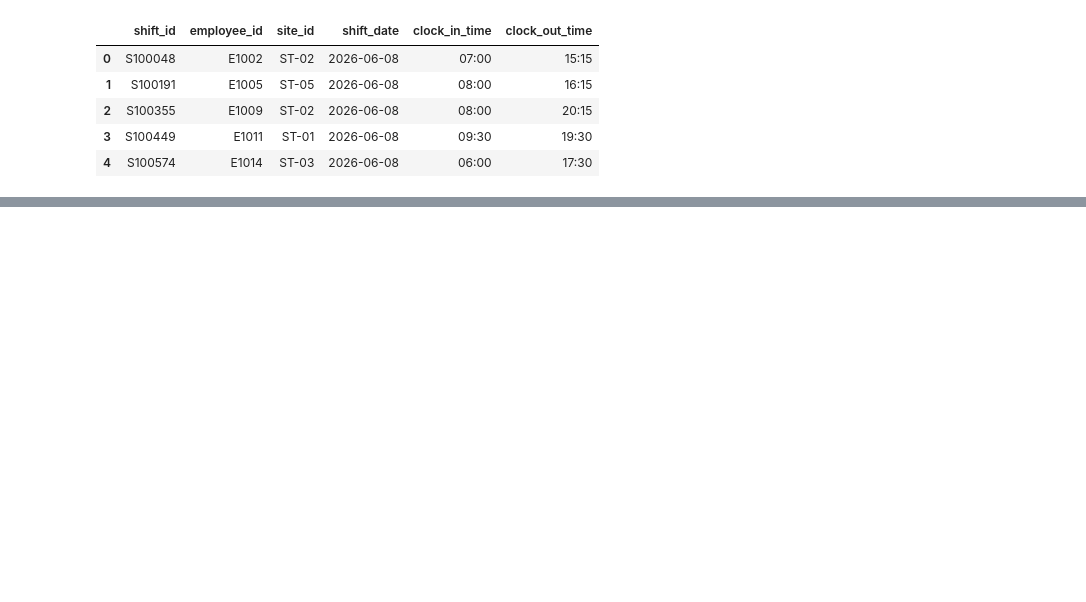
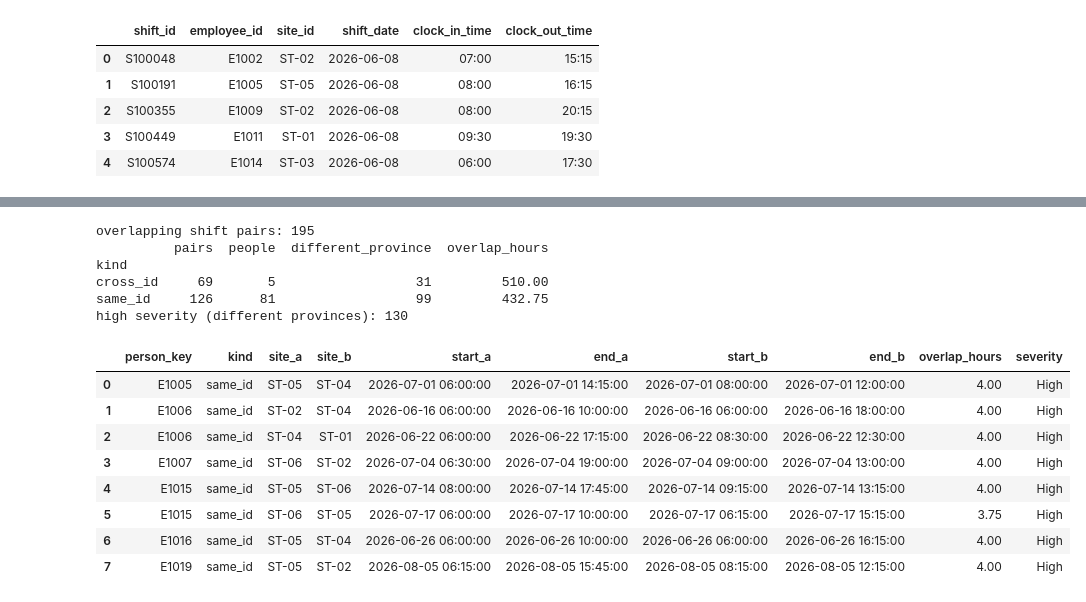
Before and after one commit to MistryDev09/JemTechnical, a Jupyter notebook: data_modeling.ipynb, the cells around one changed output, grey strips where cells are left out. Drawn from its saved outputs; the diff is of its cells as text; code cells hidden in the pictures; blank space fills up the shorter version.

```diff
--- a/data_modeling.ipynb
+++ b/data_modeling.ipynb
@@ -4,15 +4,18 @@ Read the data, compute shift hours, find high-average people, and make a small f
 # %%
 import pandas as pd
 
-shifts = pd.read_csv("data/shifts.csv")
+from src.loader import load_shifts, load_holidays, load_payroll
+from src.hours import parse_shifts, attribute_hours, data_cutoff, quality_report
+from src.integrity import find_duplicate_people, add_person_key, find_overlaps
+
+shifts_raw = load_shifts("data/shifts.csv")
+holidays = load_holidays("data/public_holidays.csv")
 employees = pd.read_csv("data/employees.csv")
 sites = pd.read_csv("data/sites.csv")
 notes = pd.read_csv("data/shift_notes.csv")
-holidays = pd.read_csv("data/public_holidays.csv")
 weekly_summary = pd.read_csv("data/weekly_summary.csv")
-payroll = pd.read_csv("data/payroll_details.csv")  # sensitive: bank/tax details, not used below
 
-shifts.head()
+shifts_raw.head()
 # %% [output]
 |  | shift_id | employee_id | site_id | shift_date | clock_in_time | clock_out_time |
 | 0 | S100048 | E1002 | ST-02 | 2026-06-08 | 07:00 | 15:15 |
@@ -47,0 +88,26 @@ shortest / longest shift: 3.5 13.5
+# %%
+overlaps = find_overlaps(shifts, sites, people)
+
+print("overlapping shift pairs:", len(overlaps))
+print(overlaps.groupby("kind").agg(pairs=("shift_id_a", "count"),
+                                   people=("person_key", "nunique"),
+                                   different_province=("different_province", "sum"),
+                                   overlap_hours=("overlap_hours", "sum")))
+print("high severity (different provinces):", (overlaps.severity == "High").sum())
+overlaps[["person_key", "kind", "site_a", "site_b", "start_a", "end_a", "start_b", "end_b", "overlap_hours", "severity"]].head(8)
+# %% [output]
+overlapping shift pairs: 195
+          pairs  people  different_province  overlap_hours
+kind
+cross_id     69       5                  31         510.00
+same_id     126      81                  99         432.75
+high severity (different provinces): 130
+|  | person_key | kind | site_a | site_b | start_a | end_a | start_b | end_b | overlap_hours | severity |
+| 0 | E1005 | same_id | ST-05 | ST-04 | 2026-07-01 06:00:00 | 2026-07-01 14:15:00 | 2026-07-01 08:00:00 | 2026-07-01 12:00:00 | 4.00 | High |
+| 1 | E1006 | same_id | ST-02 | ST-04 | 2026-06-16 06:00:00 | 2026-06-16 10:00:00 | 2026-06-16 06:00:00 | 2026-06-16 18:00:00 | 4.00 | High |
+| 2 | E1006 | same_id | ST-04 | ST-01 | 2026-06-22 06:00:00 | 2026-06-22 17:15:00 | 2026-06-22 08:30:00 | 2026-06-22 12:30:00 | 4.00 | High |
+| 3 | E1007 | same_id | ST-06 | ST-02 | 2026-07-04 06:30:00 | 2026-07-04 19:00:00 | 2026-07-04 09:00:00 | 2026-07-04 13:00:00 | 4.00 | High |
+| 4 | E1015 | same_id | ST-05 | ST-06 | 2026-07-14 08:00:00 | 2026-07-14 17:45:00 | 2026-07-14 09:15:00 | 2026-07-14 13:15:00 | 4.00 | High |
+| 5 | E1015 | same_id | ST-06 | ST-05 | 2026-07-17 06:00:00 | 2026-07-17 10:00:00 | 2026-07-17 06:15:00 | 2026-07-17 15:15:00 | 3.75 | High |
+| 6 | E1016 | same_id | ST-05 | ST-04 | 2026-06-26 06:00:00 | 2026-06-26 10:00:00 | 2026-06-26 06:00:00 | 2026-06-26 16:15:00 | 4.00 | High |
+| 7 | E1019 | same_id | ST-05 | ST-02 | 2026-08-05 06:15:00 | 2026-08-05 15:45:00 | 2026-08-05 08:15:00 | 2026-08-05 12:15:00 | 4.00 | High |
```
Also changed, not shown: parts of 20 cells of this notebook, 3 other files.
